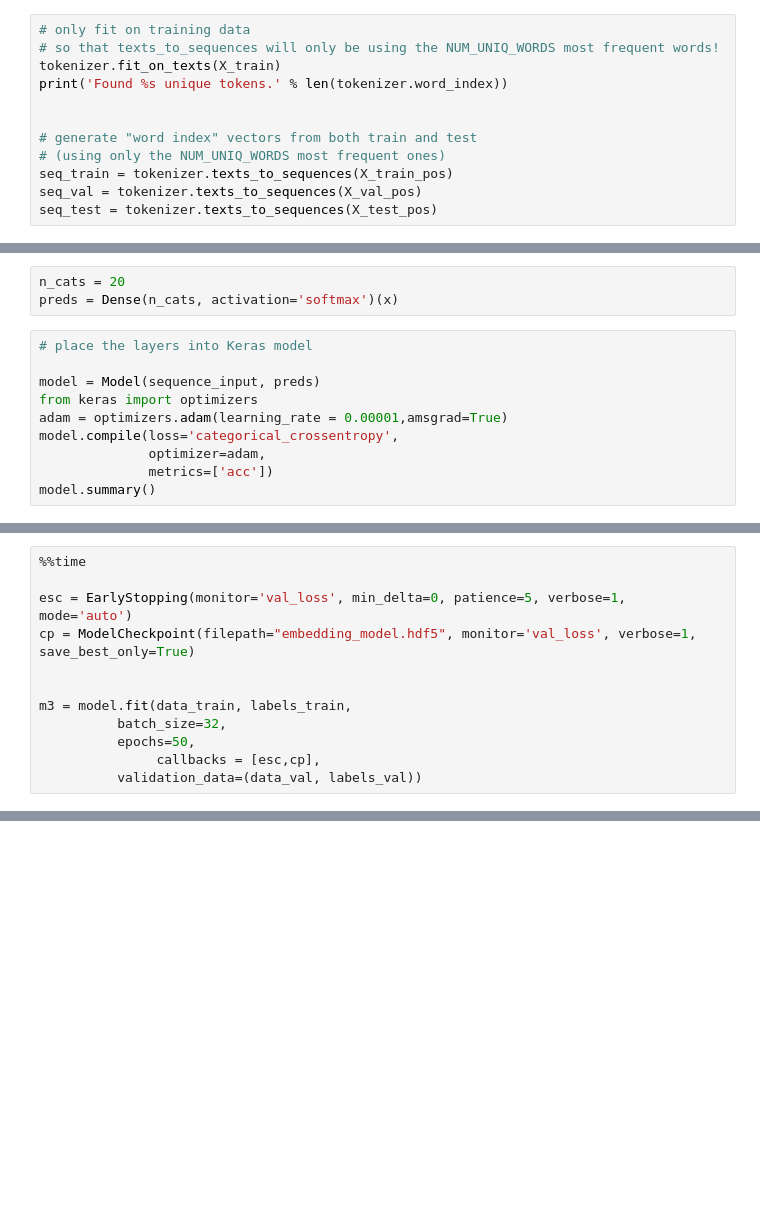
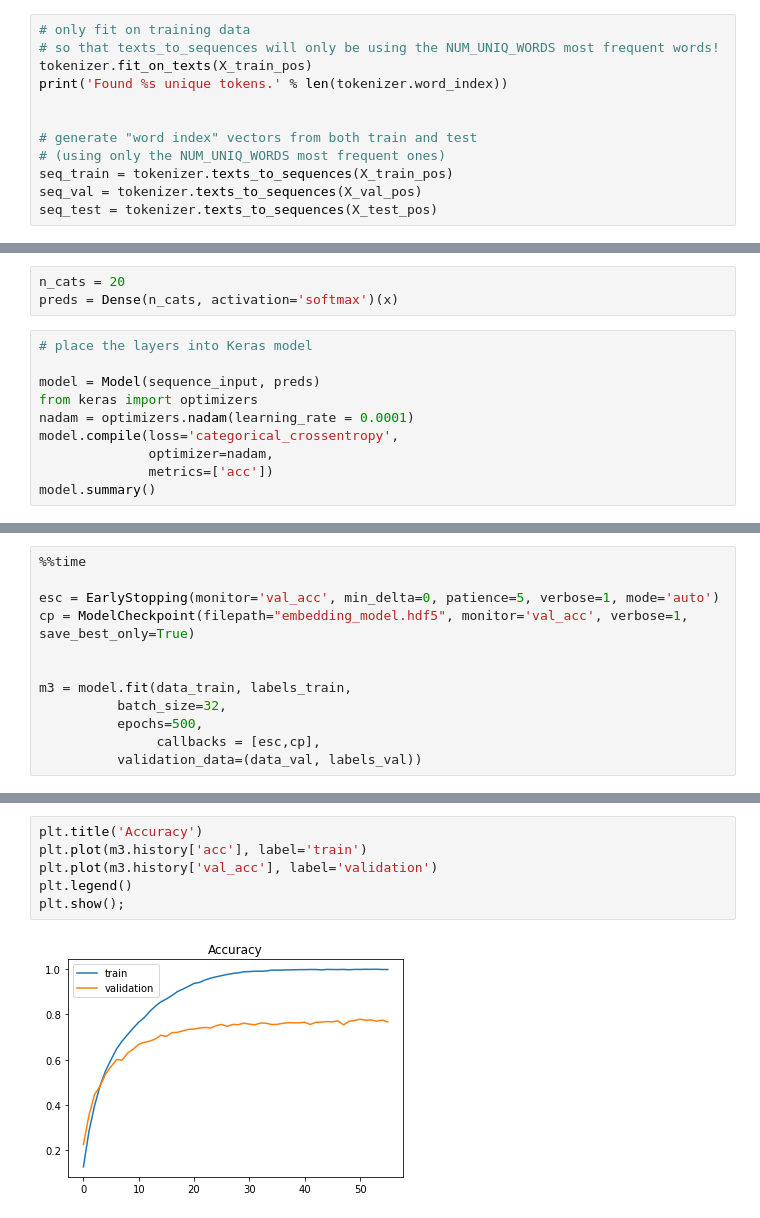
Before and after one commit to joekryan/NLP_Project, a Jupyter notebook: NeuralNets.ipynb, the cells around one changed output, grey strips where cells are left out. Drawn from its saved outputs; the diff is of its cells as text; blank space fills up the shorter version.

```diff
--- a/NeuralNets.ipynb
+++ b/NeuralNets.ipynb
@@ -290,7 +303,7 @@ tokenizer = Tokenizer(
 # %%
 # only fit on training data
 # so that texts_to_sequences will only be using the NUM_UNIQ_WORDS most frequent words!
-tokenizer.fit_on_texts(X_train)
+tokenizer.fit_on_texts(X_train_pos)
 print('Found %s unique tokens.' % len(tokenizer.word_index))
 
 
@@ -402,9 +415,9 @@ preds = Dense(n_cats, activation='softmax')(x)
 
 model = Model(sequence_input, preds)
 from keras import optimizers
-adam = optimizers.adam(learning_rate = 0.00001,amsgrad=True)
+nadam = optimizers.nadam(learning_rate = 0.0001)
 model.compile(loss='categorical_crossentropy',
-              optimizer=adam,
+              optimizer=nadam,
               metrics=['acc'])
 model.summary()
 # %% [output]
@@ -428,13 +441,13 @@ _________________________________________________________________
 # %%
 %%time
 
-esc = EarlyStopping(monitor='val_loss', min_delta=0, patience=5, verbose=1, mode='auto')
-cp = ModelCheckpoint(filepath="embedding_model.hdf5", monitor='val_loss', verbose=1, save_best_only=True)
+esc = EarlyStopping(monitor='val_acc', min_delta=0, patience=5, verbose=1, mode='auto')
+cp = ModelCheckpoint(filepath="embedding_model.hdf5", monitor='val_acc', verbose=1, save_best_only=True)
 
 
 m3 = model.fit(data_train, labels_train,
           batch_size=32,
-          epochs=50,
+          epochs=500,
                callbacks = [esc,cp],
           validation_data=(data_val, labels_val))
 # %% [output]
@@ -457,0 +471,8 @@ Wall time: 50.7 s
+# %%
+plt.title('Accuracy')
+plt.plot(m3.history['acc'], label='train')
+plt.plot(m3.history['val_acc'], label='validation')
+plt.legend()
+plt.show();
+# %% [output]
+[figure, added]
```
Also changed, not shown: parts of 16 cells of this notebook, 6 other files.
